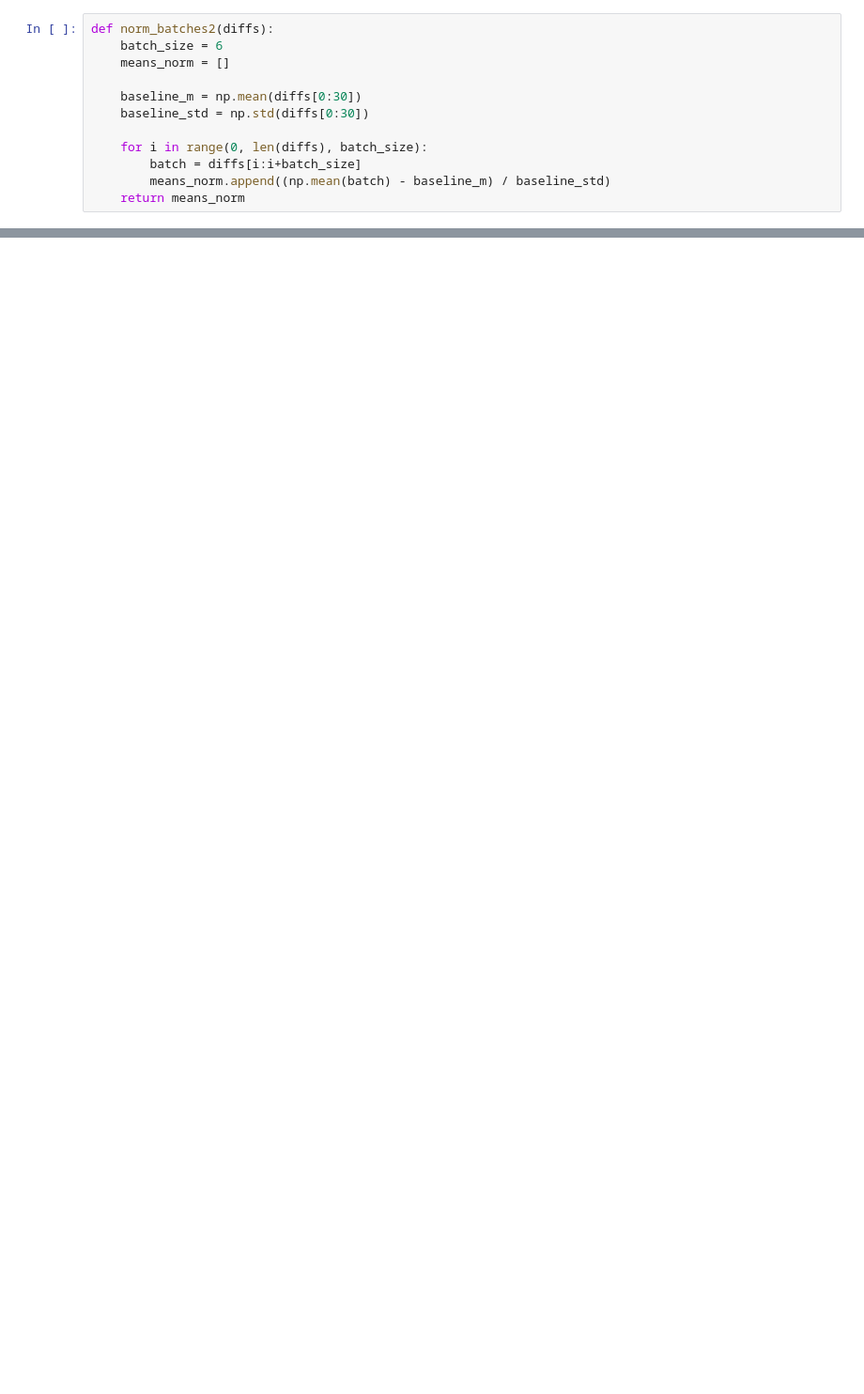
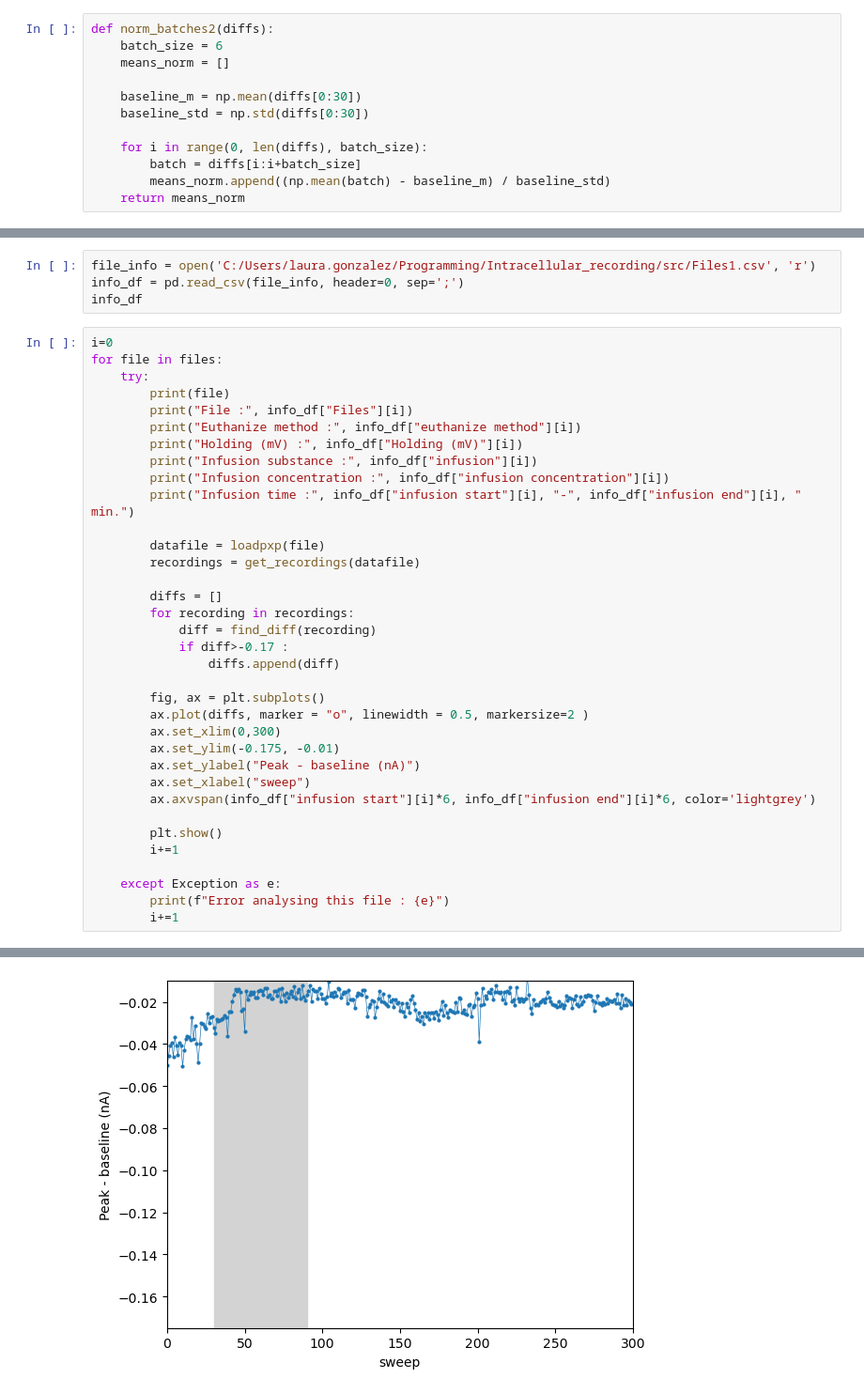
Before and after one commit to LauraGonzalez2000/Intracellular_recording, a Jupyter notebook: src/washout_experiment.ipynb, the cells around one changed output, grey strips where cells are left out. Shown at 94% size. Drawn from its saved outputs; the diff is of its cells as text; blank space fills up the shorter version.

```diff
--- a/src/washout_experiment.ipynb
+++ b/src/washout_experiment.ipynb
@@ -259,0 +235,40 @@ def norm_batches2(diffs):
+# %%
+file_info = open('C:/Users/laura.gonzalez/Programming/Intracellular_recording/src/Files1.csv', 'r')
+info_df = pd.read_csv(file_info, header=0, sep=';')
+info_df
+# %%
+i=0
+for file in files:
+    try:
+        print(file)
+        print("File :", info_df["Files"][i])
+        print("Euthanize method :", info_df["euthanize method"][i])
+        print("Holding (mV) :", info_df["Holding (mV)"][i])
+        print("Infusion substance :", info_df["infusion"][i])
+        print("Infusion concentration :", info_df["infusion concentration"][i])
+        print("Infusion time :", info_df["infusion start"][i], "-", info_df["infusion end"][i], " min.")
+
+        datafile = loadpxp(file)
+        recordings = get_recordings(datafile)
+
+        diffs = []
+        for recording in recordings:
+            diff = find_diff(recording)
+            if diff>-0.17 :
+                diffs.append(diff)
+
+        fig, ax = plt.subplots()
+        ax.plot(diffs, marker = "o", linewidth = 0.5, markersize=2 )
+        ax.set_xlim(0,300)
+        ax.set_ylim(-0.175, -0.01)
+        ax.set_ylabel("Peak - baseline (nA)")
+        ax.set_xlabel("sweep")
+        ax.axvspan(info_df["infusion start"][i]*6, info_df["infusion end"][i]*6, color='lightgrey')
+
+        plt.show()
+        i+=1
+
+    except Exception as e:
+        print(f"Error analysing this file : {e}")
+        i+=1
+# %% [output]
@@ -259,0 +314 @@ def norm_batches2(diffs):
+[figure, added]
```
Also changed, not shown: parts of 23 cells of this notebook, 4 other files.
